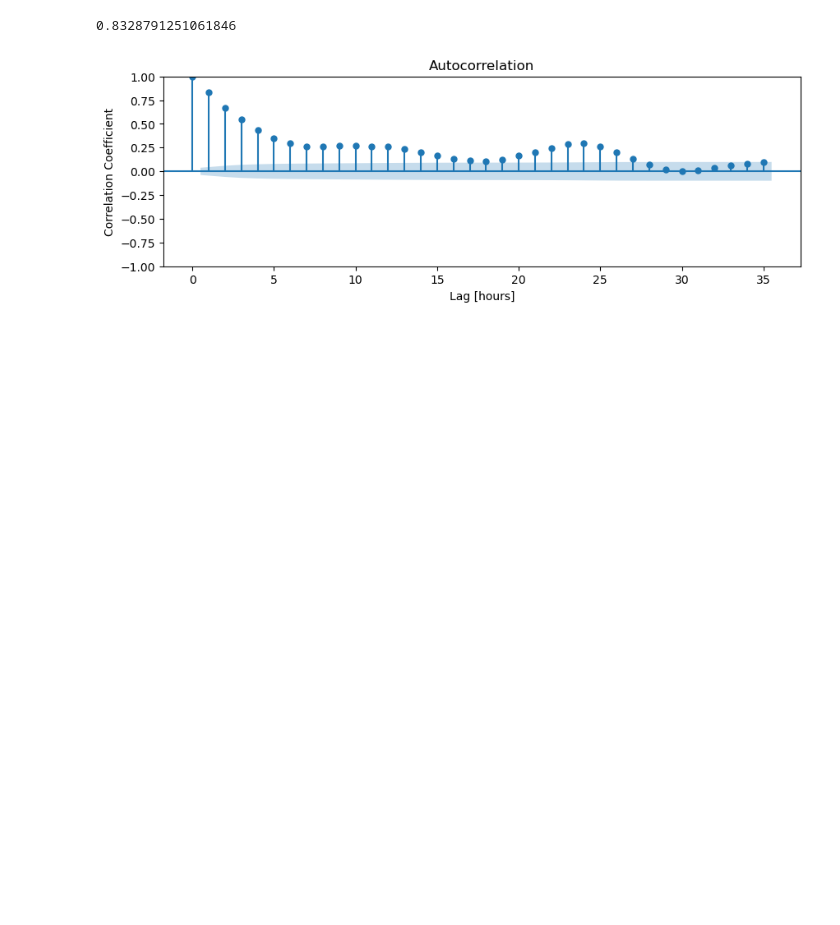
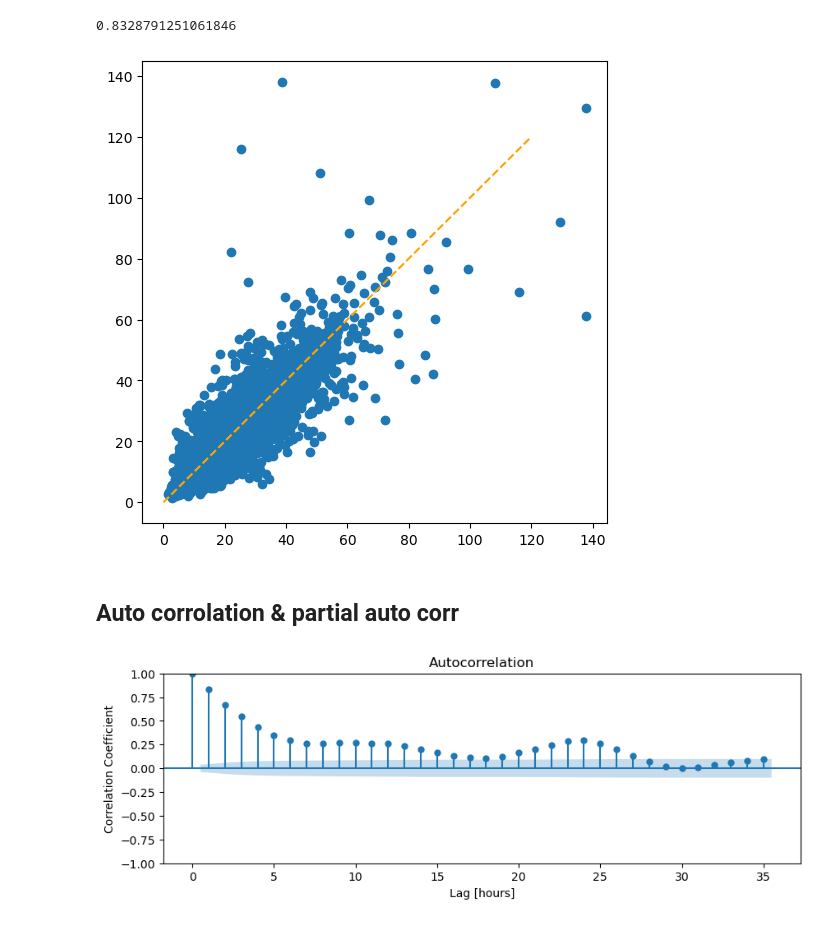
Before and after one commit to mohamedabdomm2/air-quality-morraco, a Jupyter notebook: data_preperation.ipynb, the cells around one changed output. Saved outputs shown, nothing was run; the diff lists cells and outputs as text; code cells hidden in the pictures; blank space fills up the shorter version.

```diff
--- a/data_preperation.ipynb
+++ b/data_preperation.ipynb
@@ -83,6 +86,14 @@ df.rolling(168).mean().plot(ax=ax);
 df.corr(df.shift(1))
 # %% [output]
 0.8328791251061846
+# %%
+fig, ax = plt.subplots(figsize=(6, 6))
+ax.scatter(x=df.shift(1), y=df)
+ax.plot([0,120],[0,120],linestyle="--",color="orange");
+# %% [output]
+[figure, added]
+# %% [markdown]
+## Auto corrolation & partial auto corr
 # %%
 fig, ax = plt.subplots(figsize=(10, 3))
 plot_acf(df, ax=ax)
```
Also changed, not shown: parts of 4 cells of this notebook, 2 other files.
